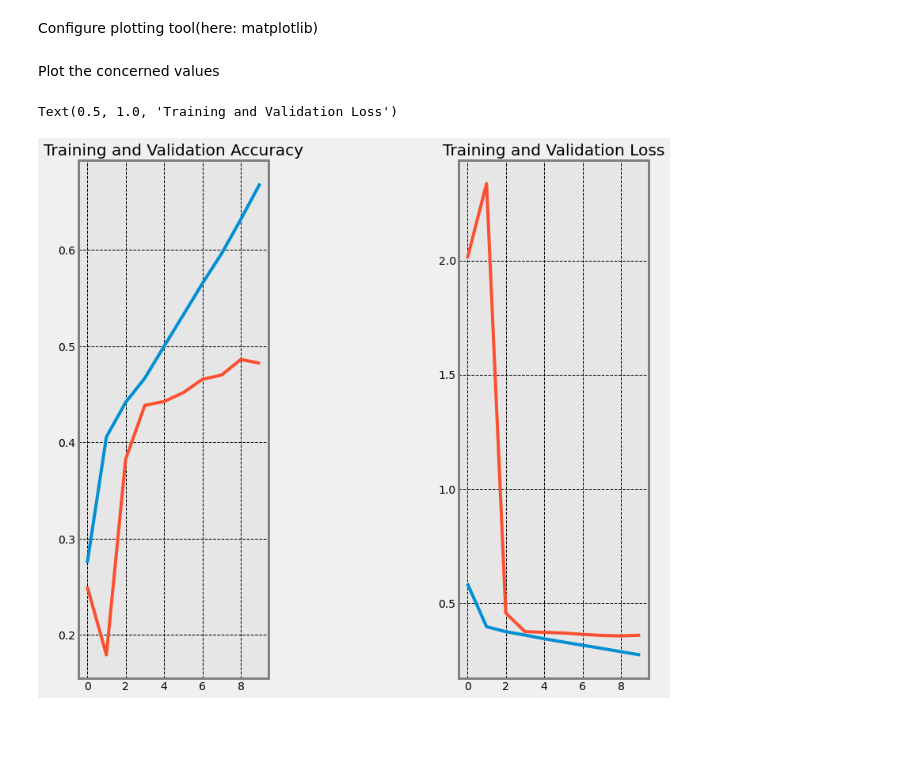
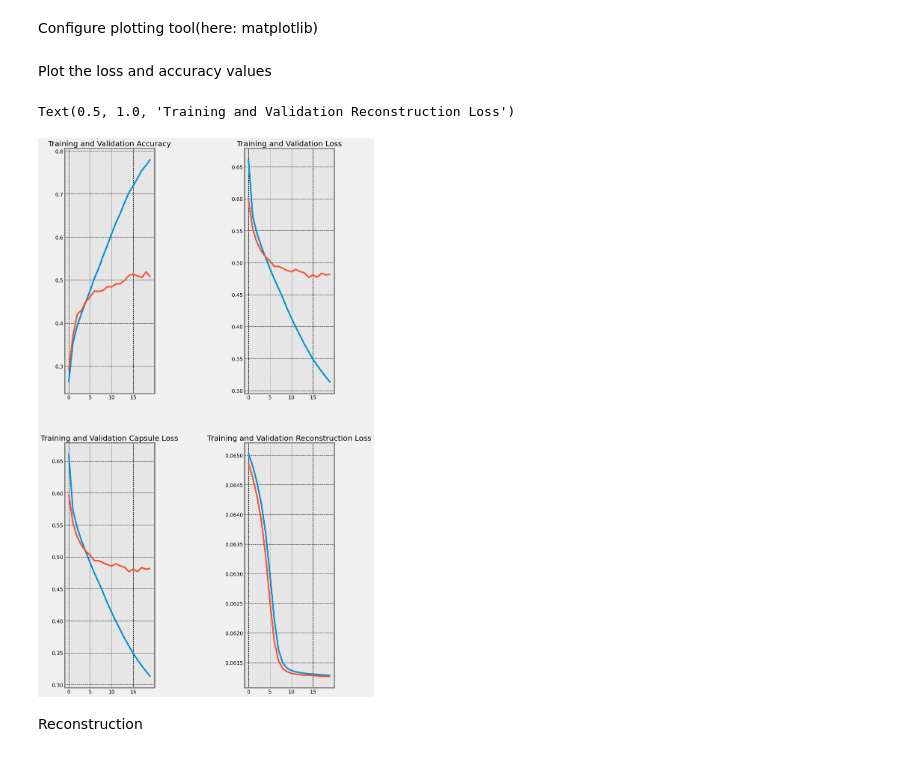
Before and after one commit to Utkarsh87/capsule-networks, a Jupyter notebook: fer2013/CapsNet_FER2013v1.0.2.ipynb, the cells around one changed output. Saved outputs shown, nothing was run; the diff lists cells and outputs as text; code cells hidden in the pictures; blank space fills up the shorter version.

```diff
--- a/fer2013/CapsNet_FER2013v1.0.2.ipynb
+++ b/fer2013/CapsNet_FER2013v1.0.2.ipynb
@@ -532,21 +566,16 @@ Filter the values to visualise
 loss = df['loss'].to_list()
 val_loss = df['val_loss'].to_list()
 
-acc = df['acc'].to_list()
-val_acc = df['val_acc'].to_list()
+# Break-down the losses into components
+out_caps_loss = df['out_caps_loss'].to_list()
+val_out_caps_loss = df['val_out_caps_loss'].to_list()
 
-out_caps_acc = acc
-val_out_caps_acc = val_acc
-# # Break-down the losses into components
-# out_caps_loss = df['out_caps_loss'].to_list()
-# val_out_caps_loss = df['val_out_caps_loss'].to_list()
+out_recon_loss = df['out_recon_loss'].to_list()
+val_out_recon_loss = df['val_out_recon_loss'].to_list()
 
-# out_recon_loss = df['out_recon_loss'].to_list()
-# val_out_recon_loss = df['val_out_recon_loss'].to_list()
-
-# # accuracy
-# out_caps_acc = df['out_caps_acc'].to_list()
-# val_out_caps_acc = df['val_out_caps_acc'].to_list()
+# accuracy
+out_caps_acc = df['out_caps_acc'].to_list()
+val_out_caps_acc = df['val_out_caps_acc'].to_list()
 # %% [markdown]
 Configure plotting tool(here: matplotlib)
 # %%
@@ -559,43 +588,45 @@ plt.rc('xtick', direction='out', color='black')
 plt.rc('ytick', direction='out', color='black')
 plt.rc('axes', facecolor='#E6E6E6', edgecolor='gray', axisbelow=True, grid=True)
 # %% [markdown]
-Plot the concerned values
+Plot the loss and accuracy values
 # %%
 epochs = range(len(loss))
 
 params = {'left' : 1,
           'right' : 3,
           'bottom' : 1,
           'top' : 3,
           'wspace' : 1,
           'hspace' : 0.2}
 
 plt.subplots_adjust(**params)
 
 # Plot retrieved data : accuracy
 plt.subplot(221)
 plt.plot(epochs, out_caps_acc)
 plt.plot(epochs, val_out_caps_acc)
 plt.title("Training and Validation Accuracy")
 
 # Plot retrieved data : loss
 plt.subplot(222)
 plt.plot(epochs, loss)
 plt.plot(epochs, val_loss)
 plt.title("Training and Validation Loss")
 
-# # Plot retrieved data : capsule loss
-# plt.subplot(223)
-# plt.plot(epochs, out_caps_loss)
-# plt.plot(epochs, val_out_caps_loss)
-# plt.title("Training and Validation Capsule Loss")
+# Plot retrieved data : capsule loss
+plt.subplot(223)
+plt.plot(epochs, out_caps_loss)
+plt.plot(epochs, val_out_caps_loss)
+plt.title("Training and Validation Capsule Loss")
 
-# # Plot retrieved data : capsule loss
-# plt.subplot(224)
-# plt.plot(epochs, out_recon_loss)
-# plt.plot(epochs, val_out_recon_loss)
-# plt.title("Training and Validation Reconstruction Loss")
+# Plot retrieved data : capsule loss
+plt.subplot(224)
+plt.plot(epochs, out_recon_loss)
+plt.plot(epochs, val_out_recon_loss)
+plt.title("Training and Validation Reconstruction Loss")
 # %% [output]
-Text(0.5, 1.0, 'Training and Validation Loss')
+Text(0.5, 1.0, 'Training and Validation Reconstruction Loss')
-[figure, old version]
+[figure, new version]
+# %% [markdown]
+Reconstruction
 # %%
```
Also changed, not shown: parts of 22 cells of this notebook.
